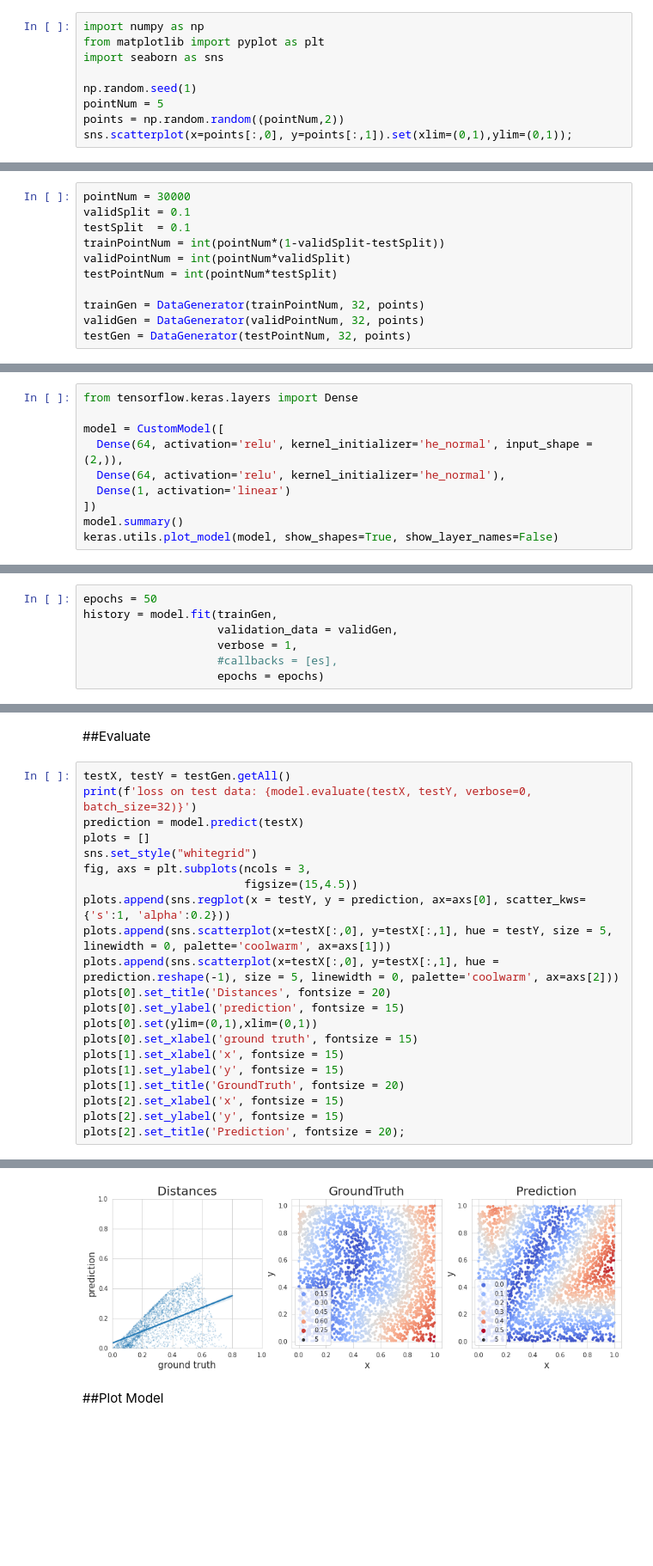
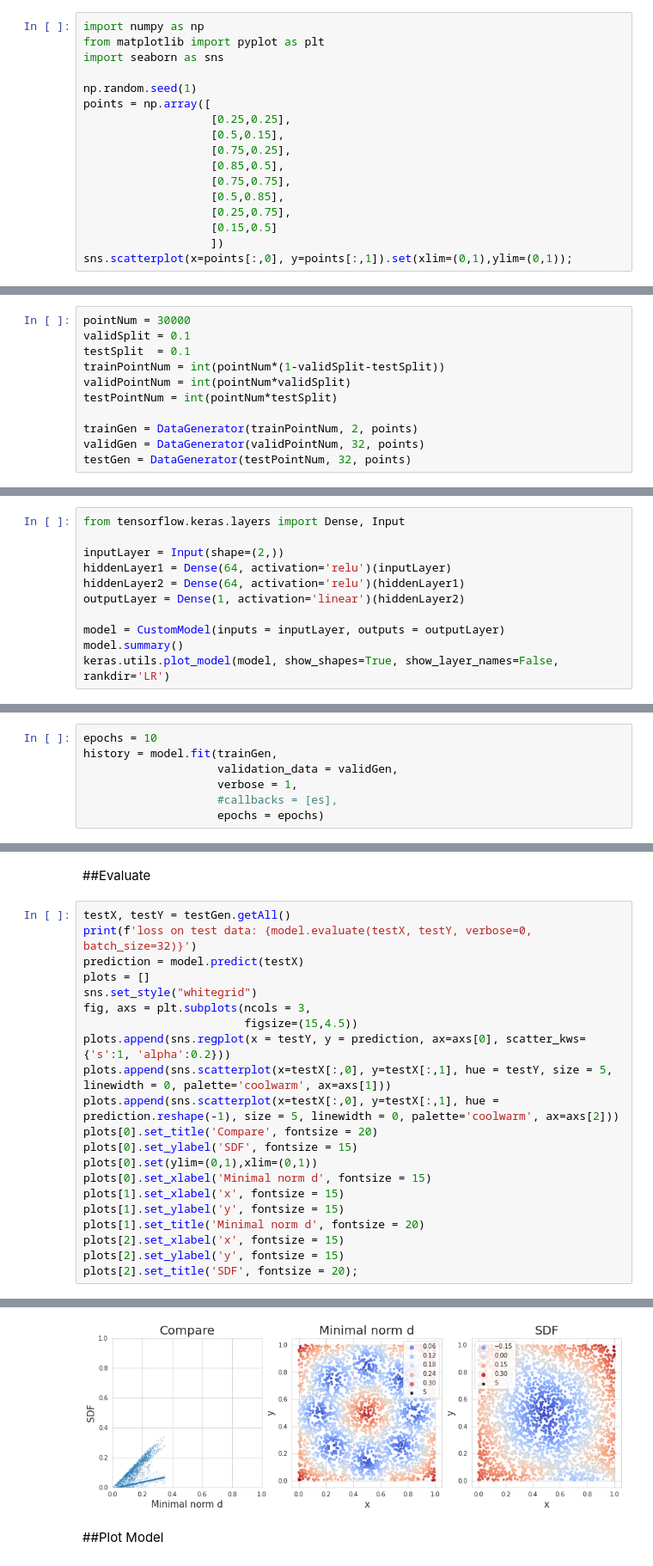
Before and after one commit to Egoago/Onlab, a Jupyter notebook: Önlab.ipynb, the cells around one changed output, grey strips where cells are left out. Shown at 86% size. Drawn from its saved outputs; the diff is of its cells as text; blank space fills up the shorter version.

```diff
--- a/Önlab.ipynb
+++ b/Önlab.ipynb
@@ -12,7 +12,15 @@ from matplotlib import pyplot as plt
 import seaborn as sns
 
 np.random.seed(1)
-pointNum = 5
-points = np.random.random((pointNum,2))
+points = np.array([
+                   [0.25,0.25],
+                   [0.5,0.15],
+                   [0.75,0.25],
+                   [0.85,0.5],
+                   [0.75,0.75],
+                   [0.5,0.85],
+                   [0.25,0.75],
+                   [0.15,0.5]
+                   ])
 sns.scatterplot(x=points[:,0], y=points[:,1]).set(xlim=(0,1),ylim=(0,1));
 # %% [output]
@@ -71,7 +79,7 @@ trainPointNum = int(pointNum*(1-validSplit-testSplit))
 validPointNum = int(pointNum*validSplit)
 testPointNum = int(pointNum*testSplit)
 
-trainGen = DataGenerator(trainPointNum, 32, points)
+trainGen = DataGenerator(trainPointNum, 2, points)
 validGen = DataGenerator(validPointNum, 32, points)
 testGen = DataGenerator(testPointNum, 32, points)
 # %% [markdown]
@@ -134,14 +133,15 @@ class CustomModel(Sequential):
     return {"loss": loss}
 # %%
-from tensorflow.keras.layers import Dense
+from tensorflow.keras.layers import Dense, Input
 
-model = CustomModel([
-  Dense(64, activation='relu', kernel_initializer='he_normal', input_shape = (2,)),
-  Dense(64, activation='relu', kernel_initializer='he_normal'),
-  Dense(1, activation='linear')
-])
+inputLayer = Input(shape=(2,))
+hiddenLayer1 = Dense(64, activation='relu')(inputLayer)
+hiddenLayer2 = Dense(64, activation='relu')(hiddenLayer1)
+outputLayer = Dense(1, activation='linear')(hiddenLayer2)
+
+model = CustomModel(inputs = inputLayer, outputs = outputLayer)
 model.summary()
-keras.utils.plot_model(model, show_shapes=True, show_layer_names=False)
+keras.utils.plot_model(model, show_shapes=True, show_layer_names=False, rankdir='LR')
 # %% [output]
 Model: "custom_model_3"
 _________________________________________________________________
@@ -171,7 +173,7 @@ es = EarlyStopping(min_delta = 1e-5,
 # %% [markdown]
 ##Train
 # %%
-epochs = 50
+epochs = 10
 history = model.fit(trainGen,
                     validation_data = validGen,
                     verbose = 1,
@@ -208,14 +199,14 @@ fig, axs = plt.subplots(ncols = 3,
 plots.append(sns.regplot(x = testY, y = prediction, ax=axs[0], scatter_kws={'s':1, 'alpha':0.2}))
 plots.append(sns.scatterplot(x=testX[:,0], y=testX[:,1], hue = testY, size = 5, linewidth = 0, palette='coolwarm', ax=axs[1]))
 plots.append(sns.scatterplot(x=testX[:,0], y=testX[:,1], hue = prediction.reshape(-1), size = 5, linewidth = 0, palette='coolwarm', ax=axs[2]))
-plots[0].set_title('Distances', fontsize = 20)
-plots[0].set_ylabel('prediction', fontsize = 15)
+plots[0].set_title('Compare', fontsize = 20)
+plots[0].set_ylabel('SDF', fontsize = 15)
 plots[0].set(ylim=(0,1),xlim=(0,1))
-plots[0].set_xlabel('ground truth', fontsize = 15)
+plots[0].set_xlabel('Minimal norm d', fontsize = 15)
 plots[1].set_xlabel('x', fontsize = 15)
 plots[1].set_ylabel('y', fontsize = 15)
-plots[1].set_title('GroundTruth', fontsize = 20)
+plots[1].set_title('Minimal norm d', fontsize = 20)
 plots[2].set_xlabel('x', fontsize = 15)
 plots[2].set_ylabel('y', fontsize = 15)
-plots[2].set_title('Prediction', fontsize = 20);
+plots[2].set_title('SDF', fontsize = 20);
 # %% [output]
@@ -223,3 +214,3 @@ loss on test data: 0.0008827027631923556
-[figure, old version]
+[figure, new version]
 # %% [markdown]
 ##Plot Model
```
Also changed, not shown: parts of 7 cells of this notebook.
